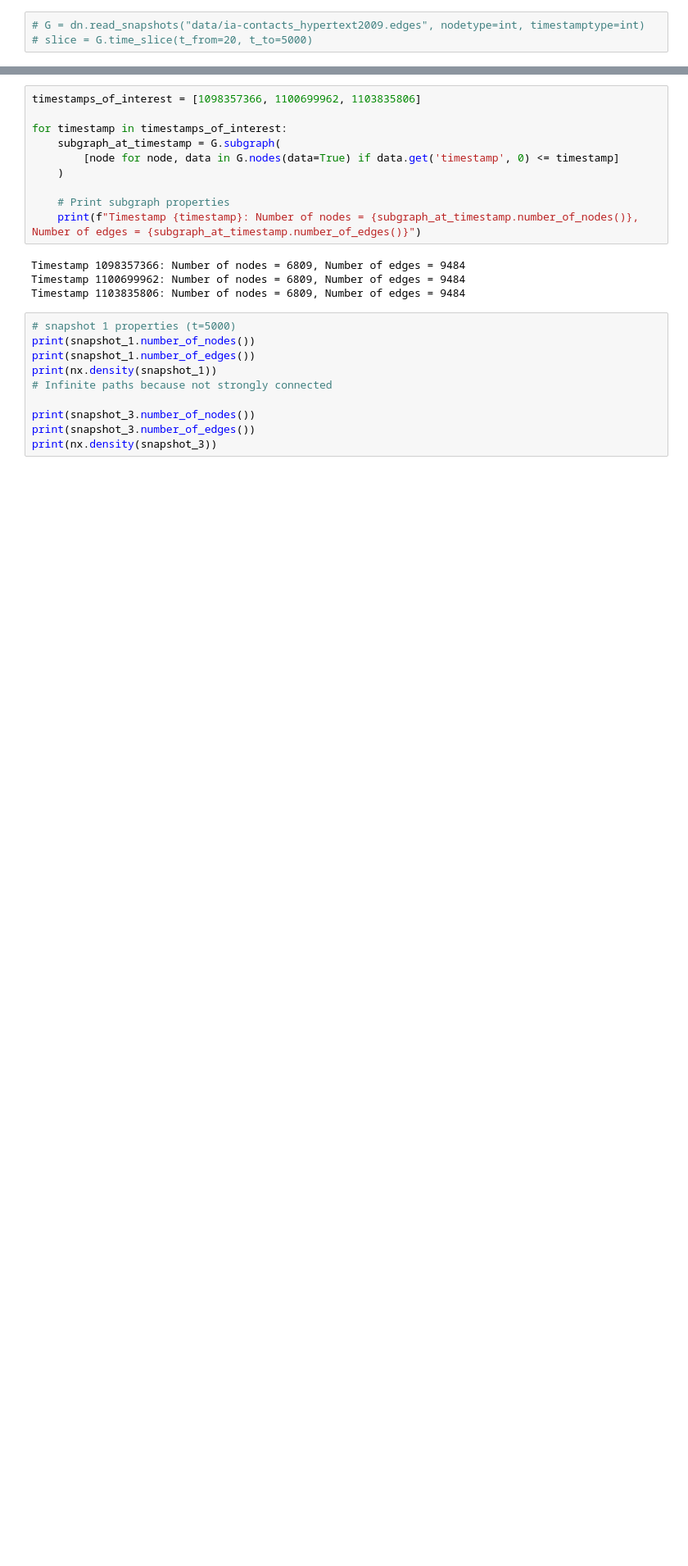
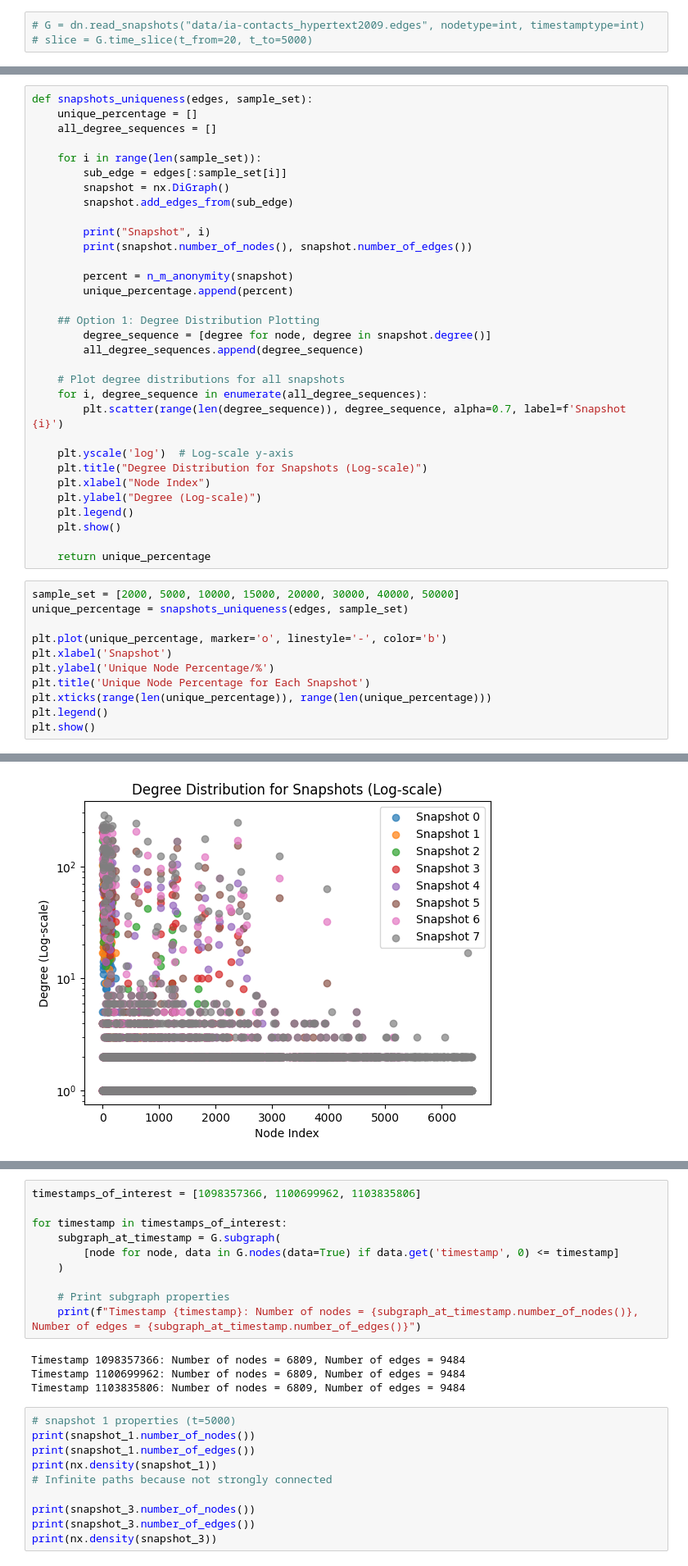
Before and after one commit to JaviAnton/tempo-network-anonymity, a Jupyter notebook: anonimity.ipynb, the cells around one changed output, grey strips where cells are left out. Shown at 82% size. Cells and saved outputs as stored; diff of their text form; blank space fills up the shorter version.

Commit message:
updated n.m anonymity and plotting

```diff
--- a/anonimity.ipynb
+++ b/anonimity.ipynb
@@ -35,0 +71,44 @@ for edge in edges:
+# %%
+def snapshots_uniqueness(edges, sample_set):
+    unique_percentage = []
+    all_degree_sequences = []
+
+    for i in range(len(sample_set)):
+        sub_edge = edges[:sample_set[i]]
+        snapshot = nx.DiGraph()
+        snapshot.add_edges_from(sub_edge)
+
+        print("Snapshot", i)
+        print(snapshot.number_of_nodes(), snapshot.number_of_edges())
+
+        percent = n_m_anonymity(snapshot)
+        unique_percentage.append(percent)
+
+    ## Option 1: Degree Distribution Plotting
+        degree_sequence = [degree for node, degree in snapshot.degree()]
+        all_degree_sequences.append(degree_sequence)
+
+    # Plot degree distributions for all snapshots
+    for i, degree_sequence in enumerate(all_degree_sequences):
+        plt.scatter(range(len(degree_sequence)), degree_sequence, alpha=0.7, label=f'Snapshot {i}')
+
+    plt.yscale('log')  # Log-scale y-axis
+    plt.title("Degree Distribution for Snapshots (Log-scale)")
+    plt.xlabel("Node Index")
+    plt.ylabel("Degree (Log-scale)")
+    plt.legend()
+    plt.show()
+
+    return unique_percentage
+# %%
+sample_set = [2000, 5000, 10000, 15000, 20000, 30000, 40000, 50000]
+unique_percentage = snapshots_uniqueness(edges, sample_set)
+
+plt.plot(unique_percentage, marker='o', linestyle='-', color='b')
+plt.xlabel('Snapshot')
+plt.ylabel('Unique Node Percentage/%')
+plt.title('Unique Node Percentage for Each Snapshot')
+plt.xticks(range(len(unique_percentage)), range(len(unique_percentage)))
+plt.legend()
+plt.show()
+# %% [output]
@@ -35,0 +132 @@ for edge in edges:
+[figure, added]
```
Also changed, not shown: parts of 11 cells of this notebook.
